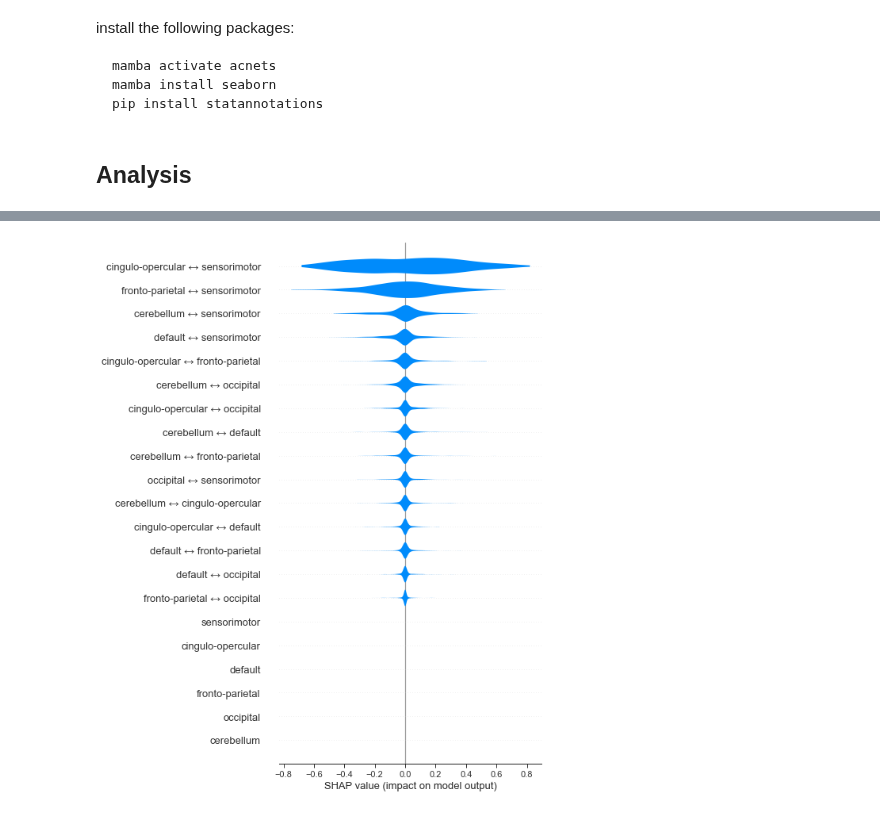
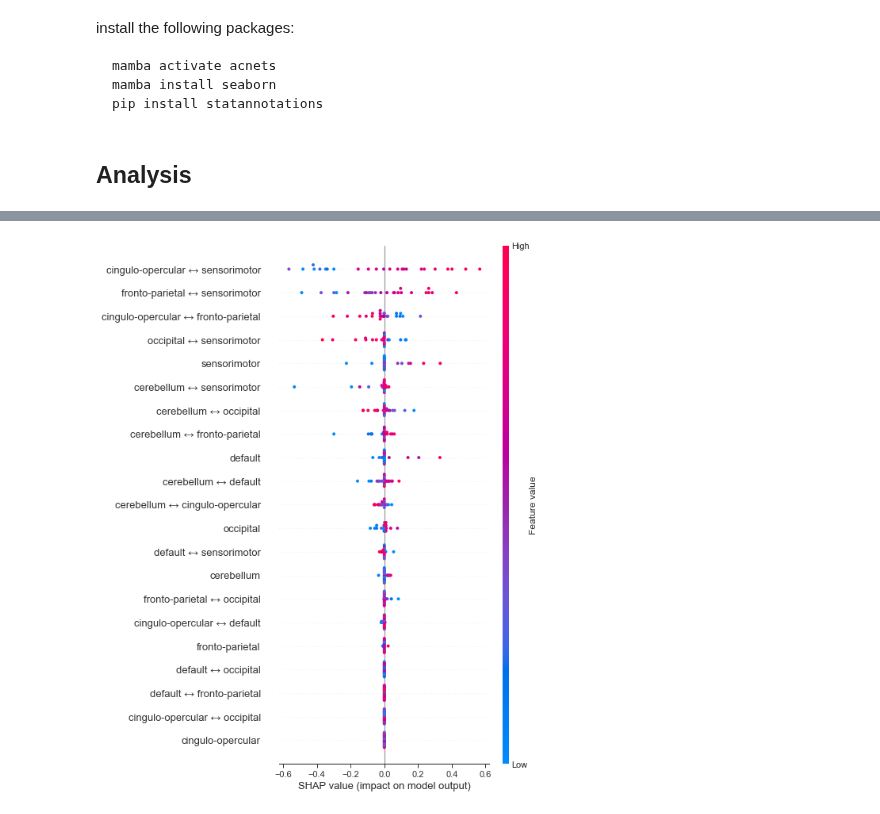
Before and after one commit to morteza/ACNets, a Jupyter notebook: notebooks/4 Visualizations.ipynb, the cells around one changed output, grey strips where cells are left out. Saved outputs shown, nothing was run; the diff lists cells and outputs as text; code cells hidden in the pictures.

```diff
--- a/notebooks/4 Visualizations.ipynb
+++ b/notebooks/4 Visualizations.ipynb
@@ -40,7 +41,7 @@ import shap
 
 sns.set('paper', style='whitegrid')
 # %%
-results = xr.open_dataset('models/1_connectivity_classifier_results.nc')
+results = xr.open_dataset('models/1_connectivity_classifier_results_cv8.nc').load()
 # %%
 import re
 split_score_cols = [c for c in list(results.keys()) if re.match(r'split\d+_test_score', c)]
@@ -70,19 +71,34 @@ Coordinates:
 # %%
+ATLAS = 'dosenbach2010'
+KIND = 'precision'
+MODEL_NAME = f'{ATLAS} {KIND}'
+
+
 n_subjects = results['n_subjects'].item()
 X = results['X'].values
 y = results['y'].values
+y_encoder = LabelEncoder().fit(y)
 cv_test_size = results['cv_test_size'].item()
 cv_n_splits = results['cv_n_splits'].item()
 scoring = results['scoring'].item()
 cv = StratifiedShuffleSplit(n_splits=cv_n_splits, test_size=cv_test_size)
-perm_scores = results.sel(model_name='dosenbach2010 partial correlation')['perm_scores'].values
-perm_obs_scores = results.sel(model_name='dosenbach2010 partial correlation')['cv_scores'].values
-perm_pvalue = results.sel(model_name='dosenbach2010 partial correlation')['pvalue'].item()
-perm_imp_scores = results['dosenbach2010 partial correlation importances'].to_pandas()
-shap_values = results['dosenbach2010 partial correlation shap'].values
-shap_importances = results['dosenbach2010 partial correlation shap'].to_pandas().mean().reset_index()
+perm_scores = results.sel(model_name=MODEL_NAME)['perm_scores'].values
+perm_obs_scores = results.sel(model_name=MODEL_NAME)['cv_scores'].values
+perm_pvalue = results.sel(model_name=MODEL_NAME)['pvalue'].item()
+# perm_imp_scores = results[f'{MODEL_NAME} importances'].to_pandas()
+shap_values = results[f'{MODEL_NAME} shap'].values
+shap_importances = results[f'{MODEL_NAME} shap'].to_pandas().mean().reset_index()
 shap_importances.columns = ['feature_name', 'shap']
-shap_y_pred = results['dosenbach2010 partial correlation shap y_pred'].values
-shap_y_test = results['dosenbach2010 partial correlation shap y_test'].values
-feature_names = results['dosenbach2010_feature'].values
+shap_data = results[f'{MODEL_NAME} shap data'].values
+shap_y_pred = results[f'{MODEL_NAME} shap y_pred'].values
+shap_y_test = results[f'{MODEL_NAME} shap y_test'].values
+feature_names = results[f'{ATLAS}_feature'].values
+
+shap_values = shap.Explanation(
+    values=shap_values,
+    data=shap_data,
+    feature_names=feature_names,
+    output_indexes=y_encoder.transform(shap_y_pred),
+    output_names=y_encoder.classes_
+)
 # %%
@@ -343,7 +390,9 @@ plt.show()
 # %%
-shap.summary_plot(shap_values, feature_names=feature_names, max_display=21, show=True, plot_type='violin')
+shap.summary_plot(shap_values,
+                  feature_names=feature_names,
+                  max_display=21)
 # %% [output]
-[figure, old version]
+[figure, new version]
 # %%
 
 _, ax = plt.subplots(1,1,figsize=(5,7))
```
Also changed, not shown: parts of 11 cells of this notebook, 2 other files.
